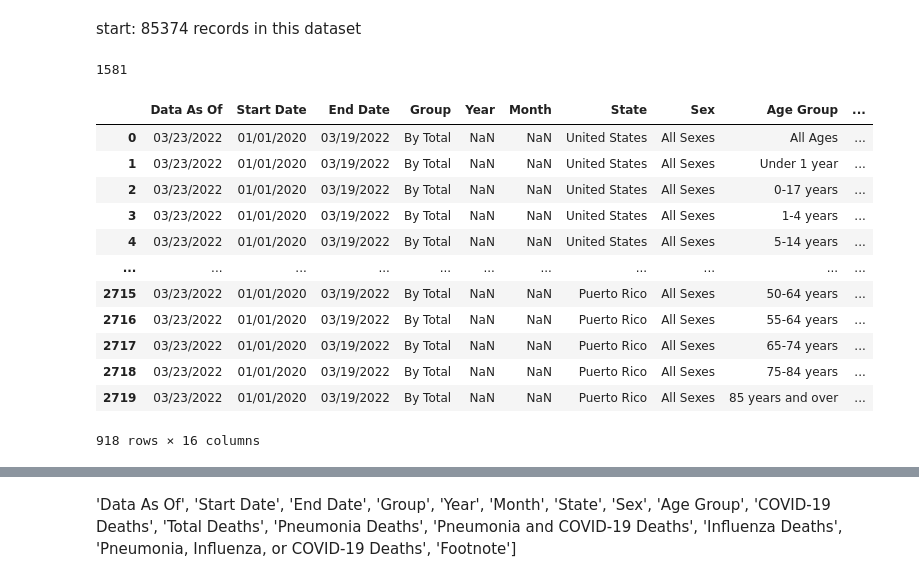
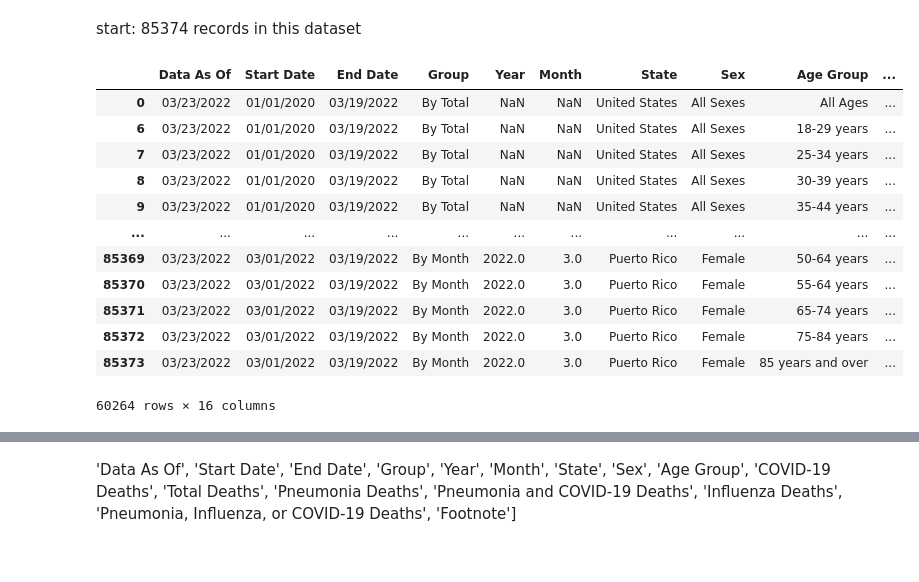
Before and after one commit to jaycee-pang/data200s-covid19, a Jupyter notebook: eda_jp.ipynb, the cells around one changed output, grey strips where cells are left out. Cells and saved outputs as stored; diff of their text form; code cells hidden in the pictures.

```diff
--- a/eda_jp.ipynb
+++ b/eda_jp.ipynb
@@ -8,17 +8,35 @@ start: 85374 records in this dataset
 # %%
 data = pd.read_csv('datasets/cdc_death_counts_by_sex_age_state.csv')
 # counts_sex_age_state = counts_sex_age_state[counts_sex_age_state['State' == 'United States']]
 data['State'].value_counts()
 len(data)
 ny = data[(data['State'] == 'New York') | (data['State'] == 'New York City')]
 ny.groupby('State')['COVID-19 Deaths'].agg('mean')
 len(ny[ny['State']=='New York'])  #1581
 len(ny[ny['State']=='New York City'])
+under17 =['Under 1 year', '0-17 years', '1-4 years', '15-24 years', '5-14 years']
+# final dataset
+data = data[~data['Age Group'].isin(under17)]
+# data['Start Date'].values
+data
 # %% [output]
+|  | Data As Of | Start Date | End Date | Group | Year | Month | State | Sex | Age Group | ... |
+| 0 | 03/23/2022 | 01/01/2020 | 03/19/2022 | By Total | NaN | NaN | United States | All Sexes | All Ages | ... |
+| 6 | 03/23/2022 | 01/01/2020 | 03/19/2022 | By Total | NaN | NaN | United States | All Sexes | 18-29 years | ... |
+| 7 | 03/23/2022 | 01/01/2020 | 03/19/2022 | By Total | NaN | NaN | United States | All Sexes | 25-34 years | ... |
+| 8 | 03/23/2022 | 01/01/2020 | 03/19/2022 | By Total | NaN | NaN | United States | All Sexes | 30-39 years | ... |
+| 9 | 03/23/2022 | 01/01/2020 | 03/19/2022 | By Total | NaN | NaN | United States | All Sexes | 35-44 years | ... |
+| ... | ... | ... | ... | ... | ... | ... | ... | ... | ... | ... |
+| 85369 | 03/23/2022 | 03/01/2022 | 03/19/2022 | By Month | 2022.0 | 3.0 | Puerto Rico | Female | 50-64 years | ... |
+| 85370 | 03/23/2022 | 03/01/2022 | 03/19/2022 | By Month | 2022.0 | 3.0 | Puerto Rico | Female | 55-64 years | ... |
+| 85371 | 03/23/2022 | 03/01/2022 | 03/19/2022 | By Month | 2022.0 | 3.0 | Puerto Rico | Female | 65-74 years | ... |
+| 85372 | 03/23/2022 | 03/01/2022 | 03/19/2022 | By Month | 2022.0 | 3.0 | Puerto Rico | Female | 75-84 years | ... |
+| 85373 | 03/23/2022 | 03/01/2022 | 03/19/2022 | By Month | 2022.0 | 3.0 | Puerto Rico | Female | 85 years and over | ... |
-1581
+60264 rows × 16 columns
 # %%
 data['Group'].value_counts() # measures whether data was collected by
                                     # month, year, or total
+
 
 by_total = data[data['Group']=='By Total'] # 51 records per state
 by_total # 2754 records
@@ -30,18 +48,3 @@ by_month = data[data['Group'] == 'By Month']
 by_month # 74358 records
 
 totals = by_total[by_total['Sex']=='All Sexes']
-totals
-# %% [output]
-|  | Data As Of | Start Date | End Date | Group | Year | Month | State | Sex | Age Group | ... |
-| 0 | 03/23/2022 | 01/01/2020 | 03/19/2022 | By Total | NaN | NaN | United States | All Sexes | All Ages | ... |
-| 1 | 03/23/2022 | 01/01/2020 | 03/19/2022 | By Total | NaN | NaN | United States | All Sexes | Under 1 year | ... |
-| 2 | 03/23/2022 | 01/01/2020 | 03/19/2022 | By Total | NaN | NaN | United States | All Sexes | 0-17 years | ... |
-| 3 | 03/23/2022 | 01/01/2020 | 03/19/2022 | By Total | NaN | NaN | United States | All Sexes | 1-4 years | ... |
-| 4 | 03/23/2022 | 01/01/2020 | 03/19/2022 | By Total | NaN | NaN | United States | All Sexes | 5-14 years | ... |
-| ... | ... | ... | ... | ... | ... | ... | ... | ... | ... | ... |
-| 2715 | 03/23/2022 | 01/01/2020 | 03/19/2022 | By Total | NaN | NaN | Puerto Rico | All Sexes | 50-64 years | ... |
-| 2716 | 03/23/2022 | 01/01/2020 | 03/19/2022 | By Total | NaN | NaN | Puerto Rico | All Sexes | 55-64 years | ... |
-| 2717 | 03/23/2022 | 01/01/2020 | 03/19/2022 | By Total | NaN | NaN | Puerto Rico | All Sexes | 65-74 years | ... |
-| 2718 | 03/23/2022 | 01/01/2020 | 03/19/2022 | By Total | NaN | NaN | Puerto Rico | All Sexes | 75-84 years | ... |
-| 2719 | 03/23/2022 | 01/01/2020 | 03/19/2022 | By Total | NaN | NaN | Puerto Rico | All Sexes | 85 years and over | ... |
-918 rows × 16 columns
```
Also changed, not shown: parts of 8 cells of this notebook.
